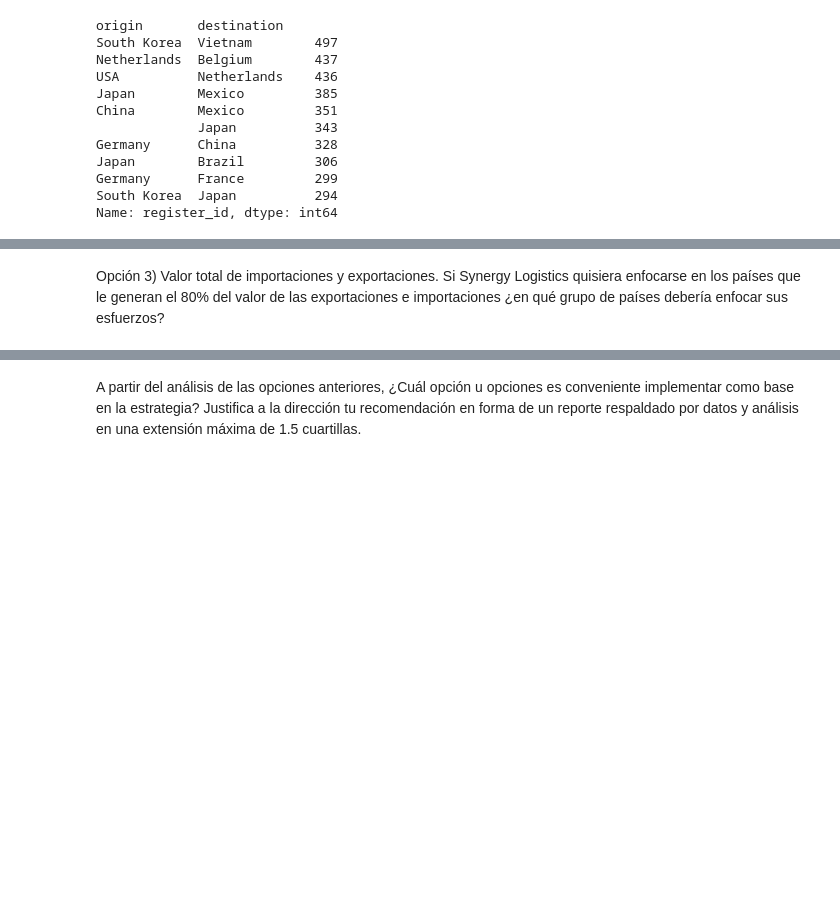
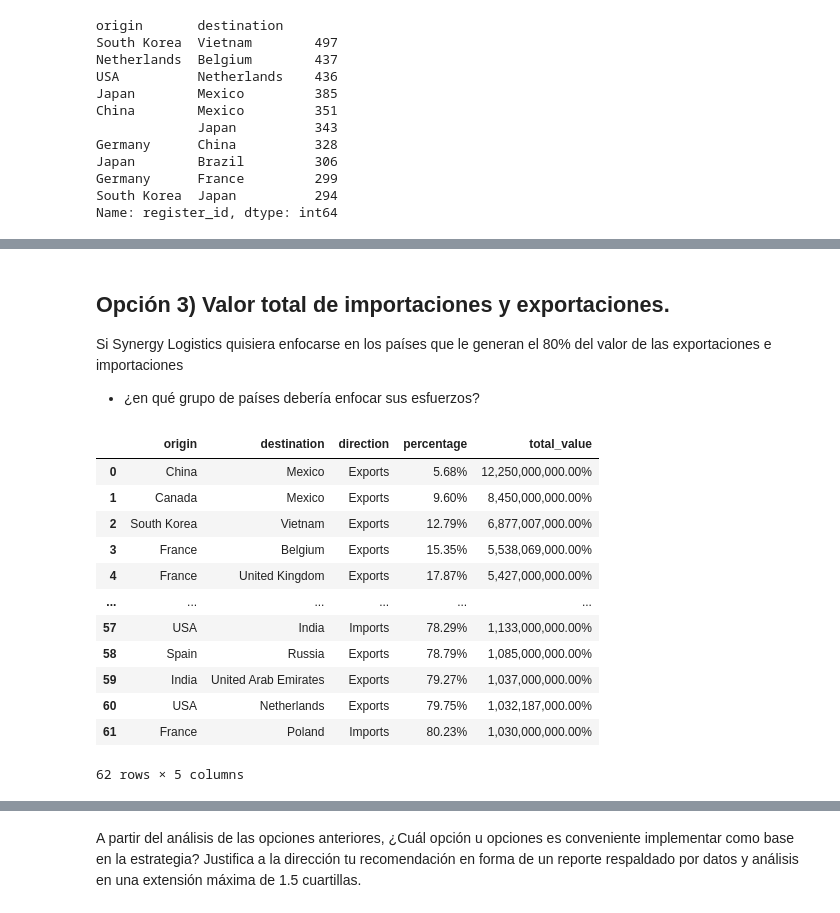
Before and after one commit to danieldamaco/REPORTE_02_MARTINEZ_CORNEJO_DANIEL, a Jupyter notebook: notebook.ipynb, the cells around one changed output, grey strips where cells are left out. Cells and saved outputs as stored; diff of their text form; code cells hidden in the pictures; blank space fills up the shorter version.

```diff
--- a/notebook.ipynb
+++ b/notebook.ipynb
@@ -102,3 +125,6 @@ Name: register_id, dtype: int64
 # %% [markdown]
-Opción 3) Valor total de importaciones y exportaciones. Si Synergy Logistics quisiera enfocarse en los países que le generan el 80% del valor de las exportaciones e importaciones ¿en qué grupo de países debería enfocar sus esfuerzos?
+## Opción 3) Valor total de importaciones y exportaciones.
+
+Si Synergy Logistics quisiera enfocarse en los países que le generan el 80% del valor de las exportaciones e importaciones
+* ¿en qué grupo de países debería enfocar sus esfuerzos?
 # %%
@@ -113,3 +140,19 @@ df_80 = df_countries_sorted['percentage'].head(98).reset_index()
+# %%
+df_80
+# %% [output]
+|  | origin | destination | direction | percentage | total_value |
+| 0 | China | Mexico | Exports | 5.68% | 12,250,000,000.00% |
+| 1 | Canada | Mexico | Exports | 9.60% | 8,450,000,000.00% |
+| 2 | South Korea | Vietnam | Exports | 12.79% | 6,877,007,000.00% |
+| 3 | France | Belgium | Exports | 15.35% | 5,538,069,000.00% |
+| 4 | France | United Kingdom | Exports | 17.87% | 5,427,000,000.00% |
+| ... | ... | ... | ... | ... | ... |
+| 57 | USA | India | Imports | 78.29% | 1,133,000,000.00% |
+| 58 | Spain | Russia | Exports | 78.79% | 1,085,000,000.00% |
+| 59 | India | United Arab Emirates | Exports | 79.27% | 1,037,000,000.00% |
+| 60 | USA | Netherlands | Exports | 79.75% | 1,032,187,000.00% |
+| 61 | France | Poland | Imports | 80.23% | 1,030,000,000.00% |
+62 rows × 5 columns
 # %%
 df_80[['origin','destination']]
 # %% [output]
```
Also changed, not shown: parts of 24 cells of this notebook.
